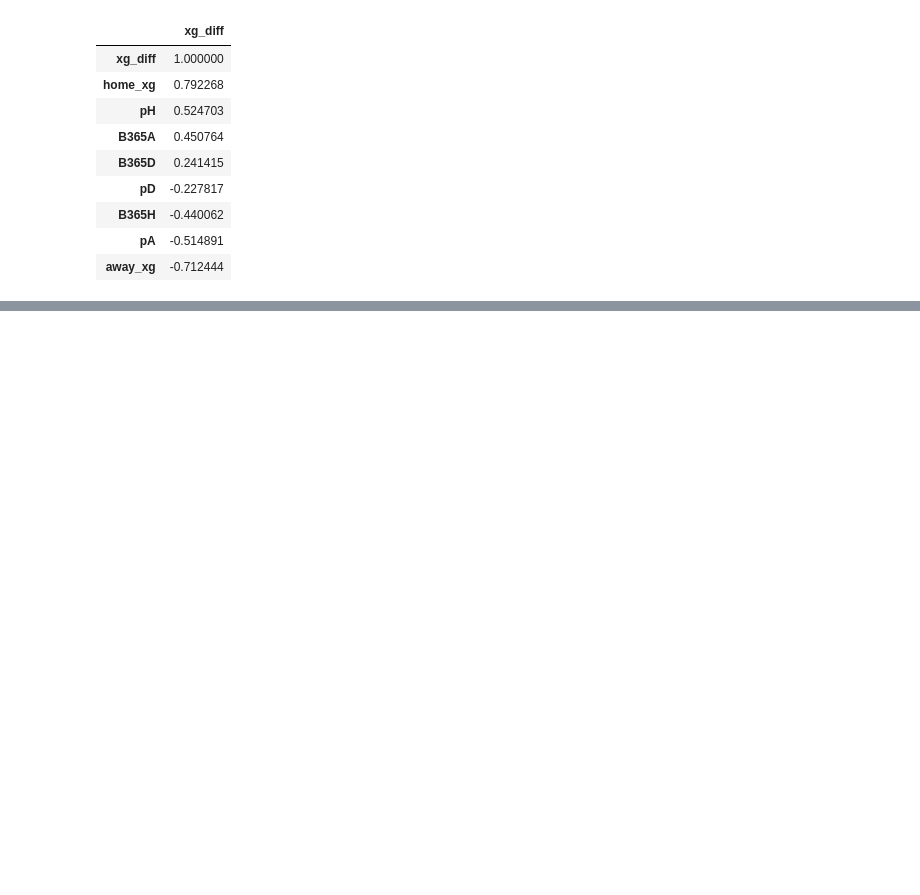
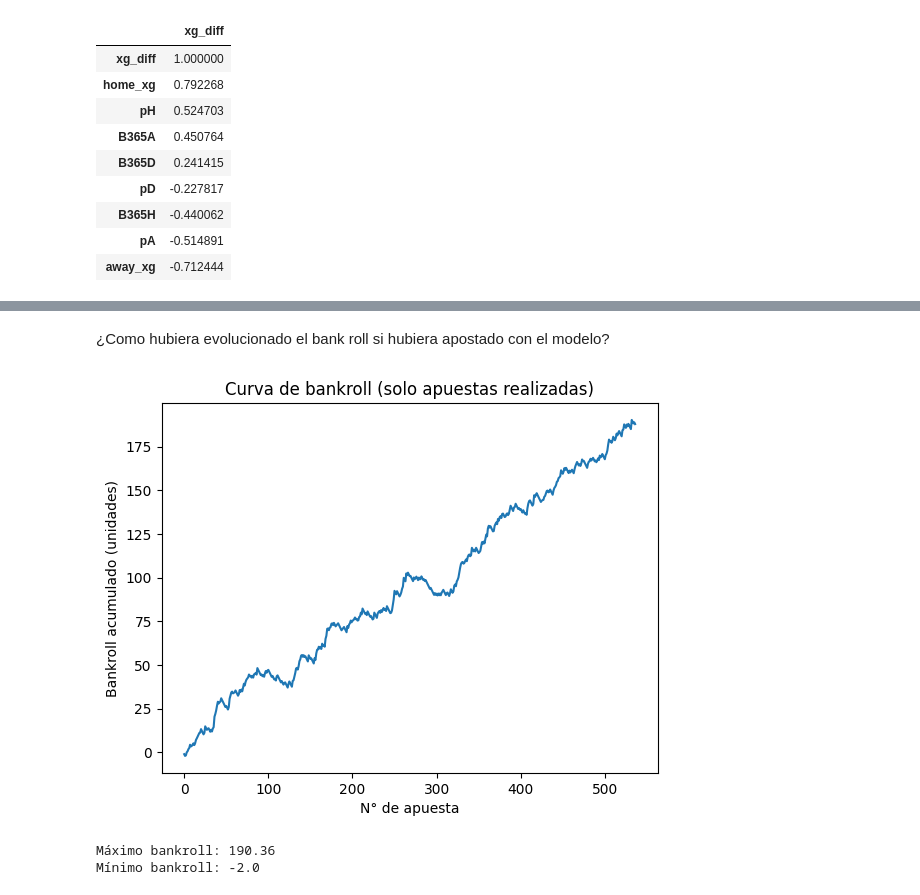
Before and after one commit to velezcanizares/EDA_data_football, a Jupyter notebook: merge_cuotas.ipynb, the cells around one changed output, grey strips where cells are left out. Cells and saved outputs as stored; diff of their text form; code cells hidden in the pictures; blank space fills up the shorter version.

Commit message:
Se agrega curva de bankroll

```diff
--- a/merge_cuotas.ipynb
+++ b/merge_cuotas.ipynb
@@ -330,0 +609,20 @@ Correlación con xg_diff (positivo = favorito local en xG):
+# %% [markdown]
+¿Como hubiera evolucionado el bank roll si hubiera apostado con el modelo?
+# %%
+import matplotlib.pyplot as plt
+
+bets = sim[sim["place_bet"]].copy()
+
+plt.figure()
+plt.plot(bets["bankroll"].values)
+plt.title("Curva de bankroll (solo apuestas realizadas)")
+plt.xlabel("N° de apuesta")
+plt.ylabel("Bankroll acumulado (unidades)")
+plt.show()
+
+print("Máximo bankroll:", round(bets["bankroll"].max(), 2))
+print("Mínimo bankroll:", round(bets["bankroll"].min(), 2))
+# %% [output]
+[figure, added]
+Máximo bankroll: 190.36
+Mínimo bankroll: -2.0
```
Also changed, not shown: parts of 7 cells of this notebook.
